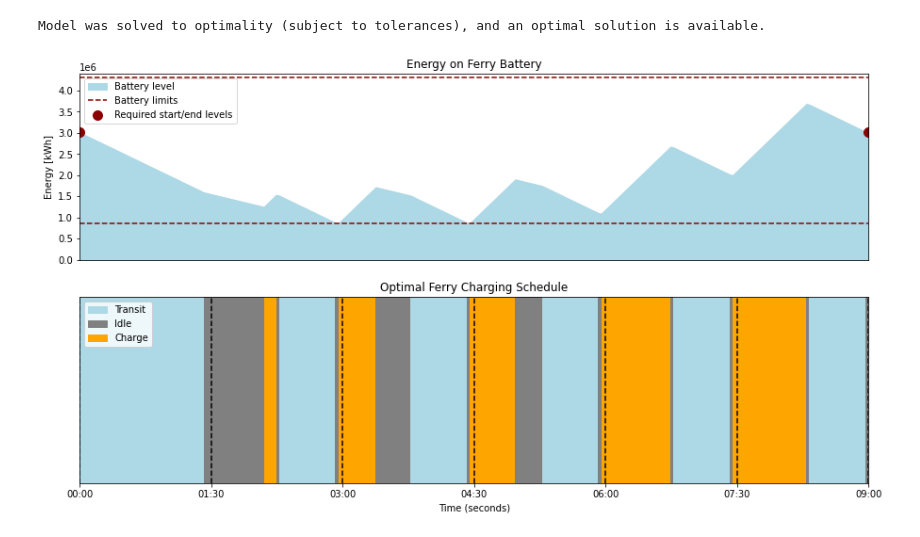
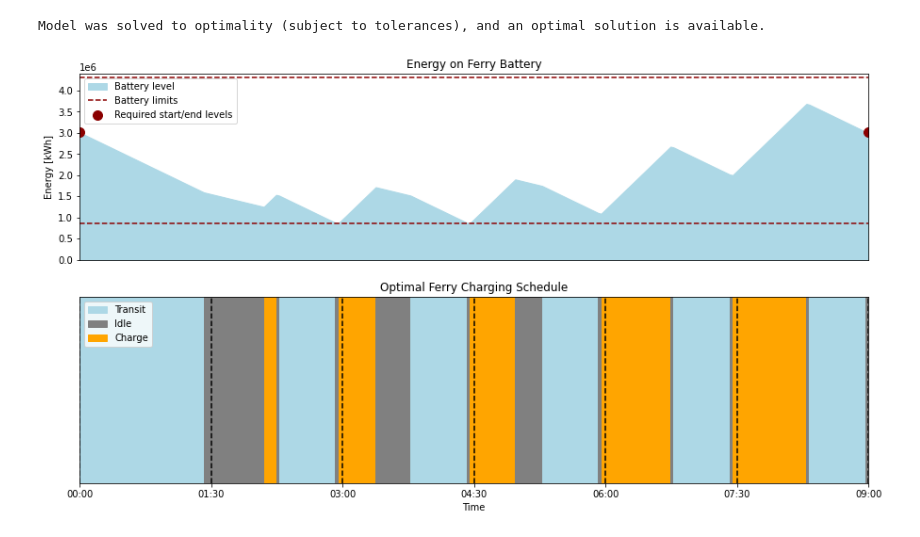
Before and after one commit to viggotw/Optimization, a Jupyter notebook: OMLT ferry schedule/opt_formulation_advaced.ipynb, the cells around one changed output. Cells and saved outputs as stored; diff of their text form; code cells hidden in the pictures.

Commit message:
Minor improvement to plot

```diff
--- a/OMLT ferry schedule/opt_formulation_advaced.ipynb
+++ b/OMLT ferry schedule/opt_formulation_advaced.ipynb
@@ -174,39 +175,32 @@ axs[0].title.set_text("Energy on Ferry Battery")
 axs[0].set_ylabel("Energy [kWh]")
 axs[0].legend(['Battery level', 'Battery limits', 'Required start/end levels'],loc="upper left")
 axs[0].get_xaxis().set_visible(False)
 axs[0].set_xlim(TS[0],TS[-1])
 axs[0].set_ylim(0,E_max+1e5)
 
 # Plot schedule
 c = 'lightblue'
 for i, (t1 , t2) in enumerate(zip(begin ,end)):
     if i % num_states == state['transit']:
         c = 'lightblue'
     elif i % num_states == state['charge']:
         c = 'orange'
     else:
         c = 'grey'
     axs[1].add_patch(plt.Rectangle((t1,0),t2-t1,1, color=c))
 
 for t in TS:
     axs[1].add_line(plt.Line2D([t, t], [0, 1], color='black', linestyle='--'))
 
 axs[1].title.set_text("Optimal Ferry Charging Schedule")
 axs[1].legend(['Transit', 'Idle', 'Charge'], loc="upper left")
-axs[1].set_xlabel("Time (seconds)")
+axs[1].set_xlabel("Time")
 axs[1].set_xlim(TS[0],TS[-1])
 axs[1].get_yaxis().set_visible(False)
-
-# pretty_ticks = [(dt.datetime.now() + dt.timedelta(seconds=(t - TS[0]))).strftime("%H:%M:%S") for t in TS]
-# axs[1].set_xticks(points_in_time, pretty_ticks)
-from matplotlib.ticker import FuncFormatter
-import time
 formatter = FuncFormatter(lambda s, x: time.strftime('%H:%M', time.gmtime(s)))
 axs[1].xaxis.set_major_formatter(formatter)
-
 axs[1].xaxis.set_major_locator(plt.MultipleLocator(timetable_delta))
 
-
 plt.show()
 # %% [output]
-[figure, old version]
+[figure, new version]
```
Also changed, not shown: parts of 1 cell of this notebook.
